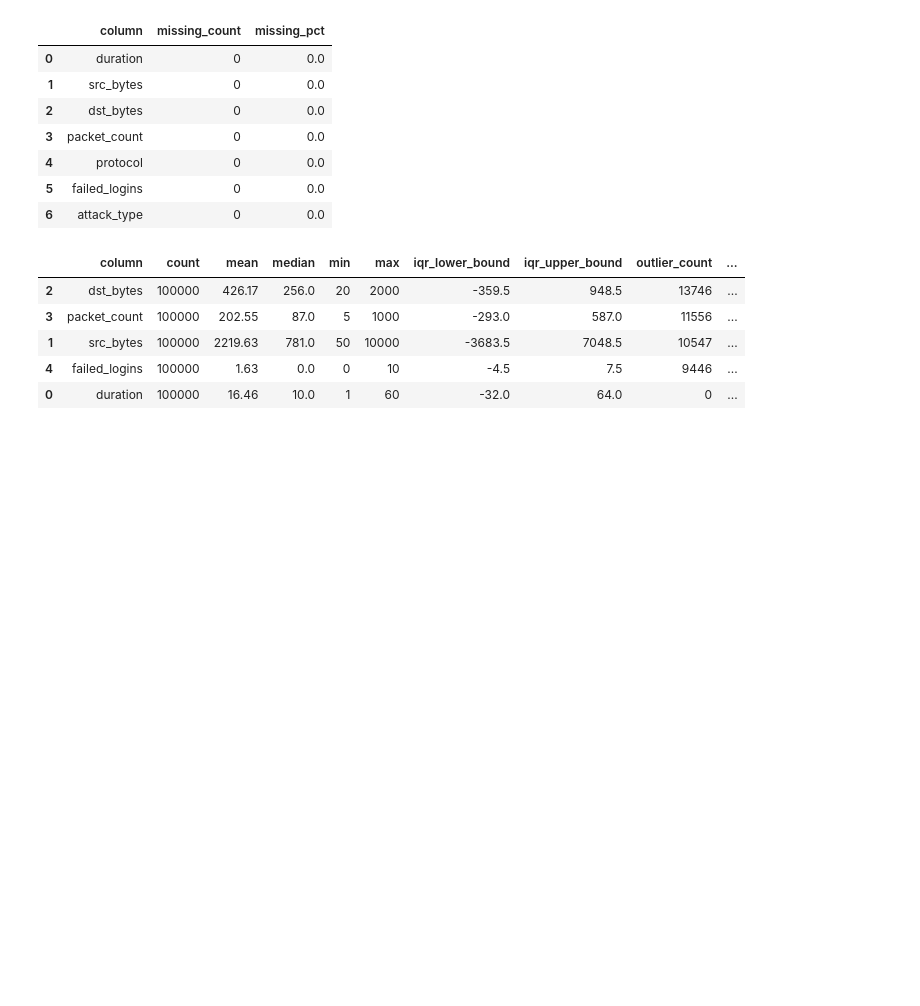
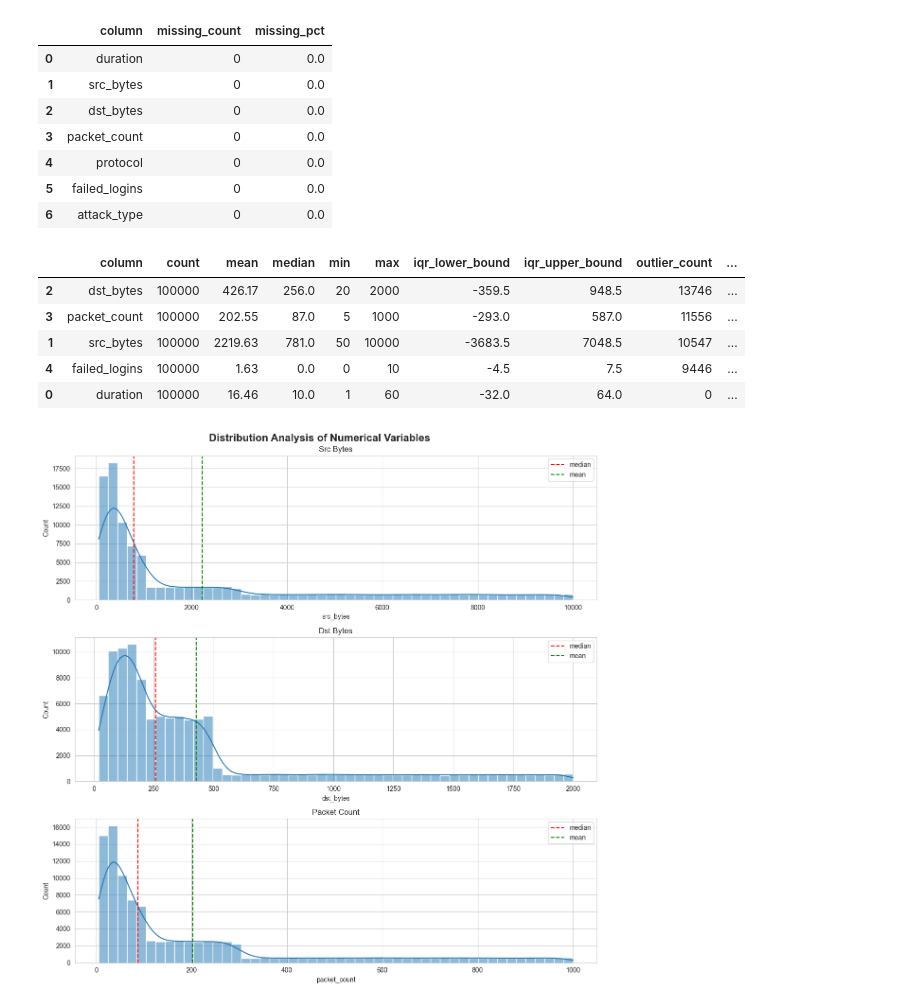
Before and after one commit to fathirrizkifadillah/Cyber-Security-Attack, a Jupyter notebook: main.ipynb, the cells around one changed output. Drawn from its saved outputs; the diff is of its cells as text; code cells hidden in the pictures; blank space fills up the shorter version.

Commit message:
New plots : Distribution Analysis of Numerical Variables

```diff
--- a/main.ipynb
+++ b/main.ipynb
@@ -241,3 +241,49 @@ outlier_summary.sort_values(
 | 1 | src_bytes | 100000 | 2219.63 | 781.0 | 50 | 10000 | -3683.5 | 7048.5 | 10547 | ... |
 | 4 | failed_logins | 100000 | 1.63 | 0.0 | 0 | 10 | -4.5 | 7.5 | 9446 | ... |
 | 0 | duration | 100000 | 16.46 | 10.0 | 1 | 60 | -32.0 | 64.0 | 0 | ... |
+# %%
+target_columns = [
+    'src_bytes',
+    'dst_bytes',
+    'packet_count'
+]
+
+fig, axes = plt.subplots(3,1, figsize = (12,12))
+axes = axes.flatten()
+
+for ax, col in zip(axes, target_columns) :
+
+    sns.histplot(
+        df[col],
+        bins = 50,
+        kde=True,
+        ax=ax
+    )
+
+    ax.axvline(
+        df[col].median(),
+        color = 'red',
+        linestyle='--',
+        label='median'
+    )
+
+    ax.axvline(
+        df[col].mean(),
+        color = 'green',
+        linestyle='--',
+        label='mean'
+    )
+
+    ax.set_title(col.replace('_', ' ').title())
+    ax.legend()
+
+plt.suptitle(
+    'Distribution Analysis of Numerical Variables',
+    fontsize=16,
+    weight='bold'
+)
+
+plt.tight_layout()
+plt.show()
+# %% [output]
+[figure, added]
```
